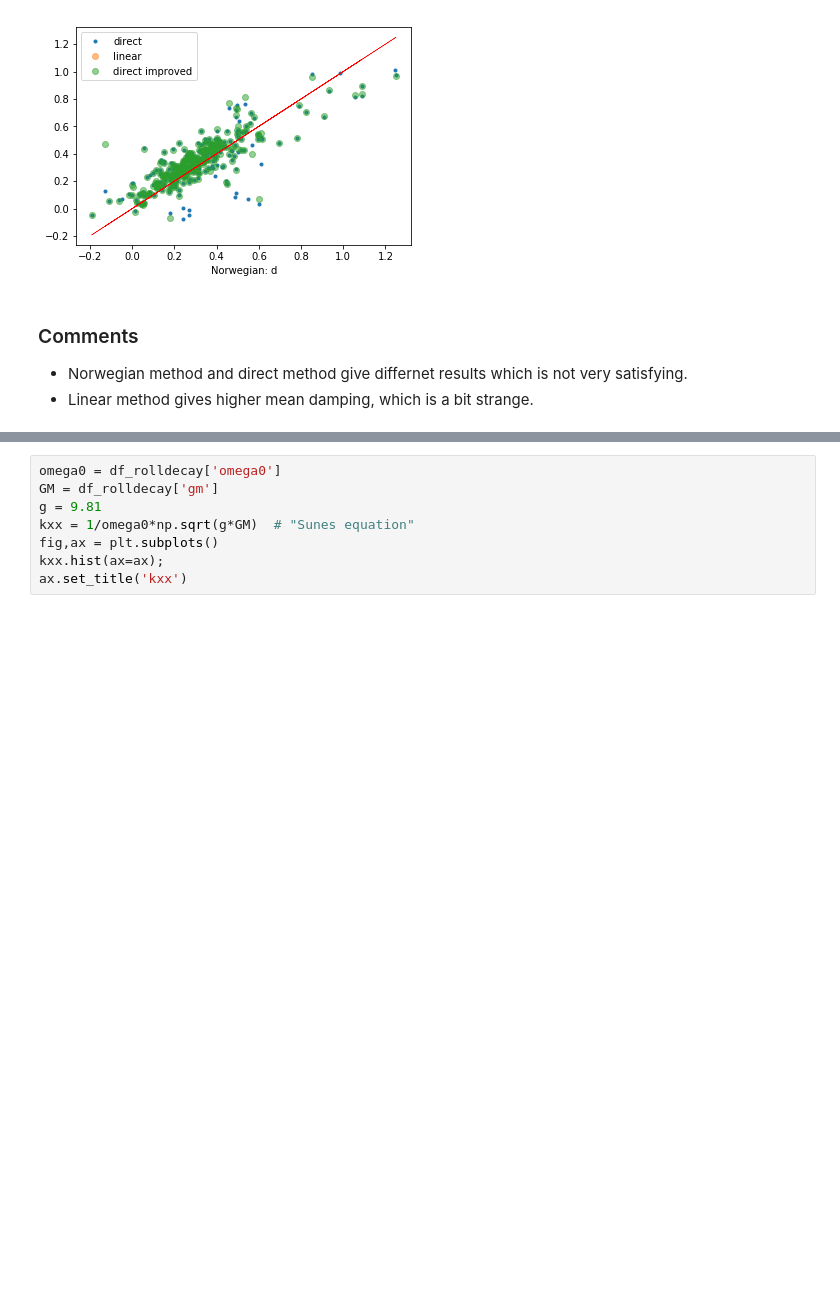
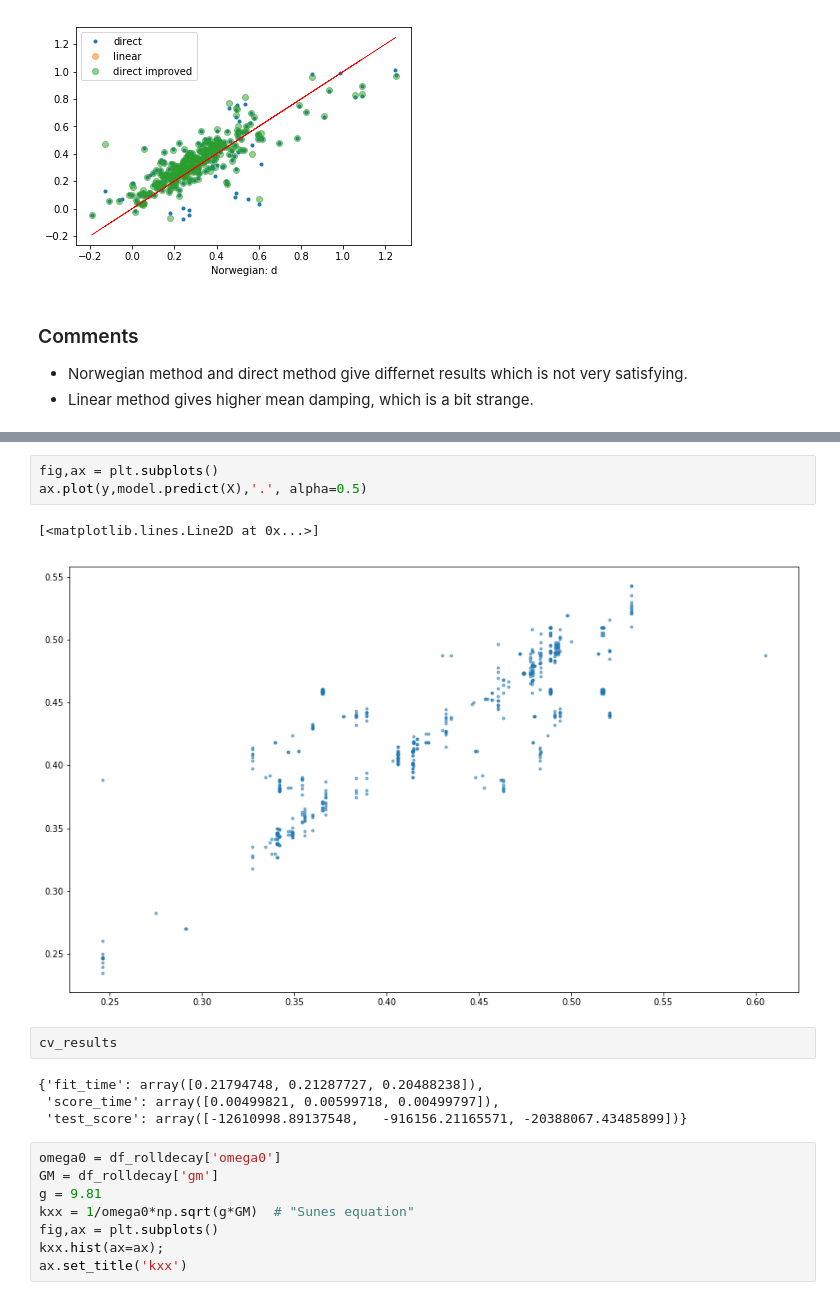
Before and after one commit to martinlarsalbert/rolldecay, a Jupyter notebook: notebooks/rolldecay/04.3_maa_mdl_db_roll_decay_content.ipynb, the cells around one changed output, grey strips where cells are left out. Saved outputs shown, nothing was run; the diff lists cells and outputs as text; blank space fills up the shorter version.

```diff
--- a/notebooks/rolldecay/04.3_maa_mdl_db_roll_decay_content.ipynb
+++ b/notebooks/rolldecay/04.3_maa_mdl_db_roll_decay_content.ipynb
@@ -401,3 +492,15 @@ sns.pairplot(df_rolldecay, x_vars=x_vars, y_vars=['omega0'],
+# %%
+fig,ax = plt.subplots()
+ax.plot(y,model.predict(X),'.', alpha=0.5)
+# %% [output]
+[<matplotlib.lines.Line2D at 0x...>]
+[figure, added]
+# %%
+cv_results
+# %% [output]
+{'fit_time': array([0.21794748, 0.21287727, 0.20488238]),
+ 'score_time': array([0.00499821, 0.00599718, 0.00499797]),
+ 'test_score': array([-12610998.89137548,   -916156.21165571, -20388067.43485899])}
 # %%
 omega0 = df_rolldecay['omega0']
 GM = df_rolldecay['gm']
```
Also changed, not shown: parts of 14 cells of this notebook.
